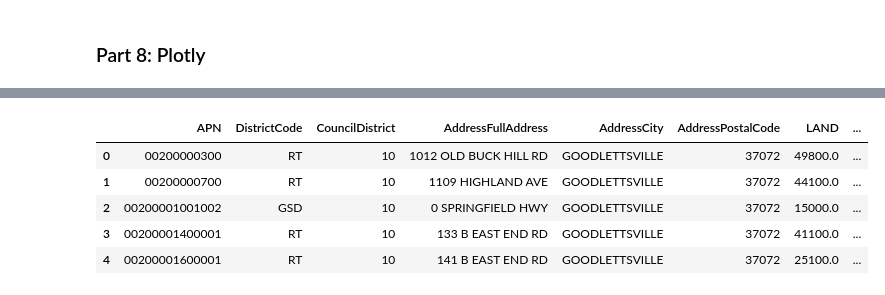
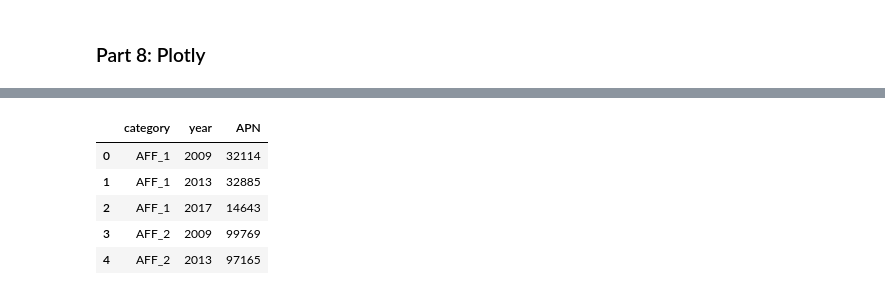
Before and after one commit to mcvholloway/affordable_housing, a Jupyter notebook: affordable_housing.ipynb, the cells around one changed output, grey strips where cells are left out. Saved outputs shown, nothing was run; the diff lists cells and outputs as text; code cells hidden in the pictures.

```diff
--- a/affordable_housing.ipynb
+++ b/affordable_housing.ipynb
@@ -1695,19 +2007,23 @@ print(fsolve(func, initial_guess))
+# %%
+houses_2009['est_yearly_cost'] = houses_2009.est_mortgage_cost + houses_2009.est_property_tax + 720
+houses_2013['est_yearly_cost'] = houses_2013.est_mortgage_cost + houses_2013.est_property_tax + 720
+houses_2017['est_yearly_cost'] = houses_2017.est_mortgage_cost + houses_2017.est_property_tax + 720
 # %%
-def classify_house(value, max_price):
-    if value <= max_price:
+def classify_house(value, AMI):
+    if value <= 0.3 * 0.3*AMI:
         return 'AFF_1'
-    elif value <= 2 * max_price:
+    elif value <= 0.3 * 0.6 * AMI:
         return 'AFF_2'
-    elif value <= 3 * max_price:
+    elif value <= 0.3* 0.9 * AMI:
         return 'WF_1'
-    elif value <= 4 * max_price:
+    elif value <= 0.3 * 1.2*AMI:
         return 'WF_2'
     else:
         return 'AWF'
 # %%
-houses_2009['category'] = houses_2009.TOTALAPPR.apply(lambda x: classify_house(x, 127444))
-houses_2013['category'] = houses_2013.TOTALAPPR.apply(lambda x: classify_house(x, 122338))
-houses_2017['category'] = houses_2017.TOTALAPPR.apply(lambda x: classify_house(x, 133531))
+houses_2009['category'] = houses_2009.est_yearly_cost.apply(lambda x: classify_house(x, 64900))
+houses_2013['category'] = houses_2013.est_yearly_cost.apply(lambda x: classify_house(x, 62300))
+houses_2017['category'] = houses_2017.est_yearly_cost.apply(lambda x: classify_house(x, 68000))
 # %%
 plt.figure(figsize = (10,6))
 houses_2017.category.value_counts()[['AFF_1', 'AFF_2', 'WF_1', 'WF_2', 'AWF']].plot.bar(rot = 0)
@@ -1845,0 +2081,3 @@ interactive(children=(Dropdown(description='district', options=(1, 2, 3, 4, 5, 6
+# %%
+category_count = houses.groupby(['category', 'year']).APN.count().reset_index()
+category_count
@@ -2157,9 +2640,9 @@ interactive(children=(Dropdown(description='year', options=(2009, 2013, 2017), v
 # %%
-houses.head()
+category_count.head()
 # %% [output]
-|  | APN | DistrictCode | CouncilDistrict | AddressFullAddress | AddressCity | AddressPostalCode | LAND | ... |
-| 0 | 00200000300 | RT | 10 | 1012 OLD BUCK HILL RD | GOODLETTSVILLE | 37072 | 49800.0 | ... |
-| 1 | 00200000700 | RT | 10 | 1109 HIGHLAND AVE | GOODLETTSVILLE | 37072 | 44100.0 | ... |
-| 2 | 00200001001002 | GSD | 10 | 0 SPRINGFIELD HWY | GOODLETTSVILLE | 37072 | 15000.0 | ... |
-| 3 | 00200001400001 | RT | 10 | 133 B EAST END RD | GOODLETTSVILLE | 37072 | 41100.0 | ... |
-| 4 | 00200001600001 | RT | 10 | 141 B EAST END RD | GOODLETTSVILLE | 37072 | 25100.0 | ... |
+|  | category | year | APN |
+| 0 | AFF_1 | 2009 | 32114 |
+| 1 | AFF_1 | 2013 | 32885 |
+| 2 | AFF_1 | 2017 | 14643 |
+| 3 | AFF_2 | 2009 | 99769 |
+| 4 | AFF_2 | 2013 | 97165 |
```
Also changed, not shown: parts of 225 cells of this notebook.
